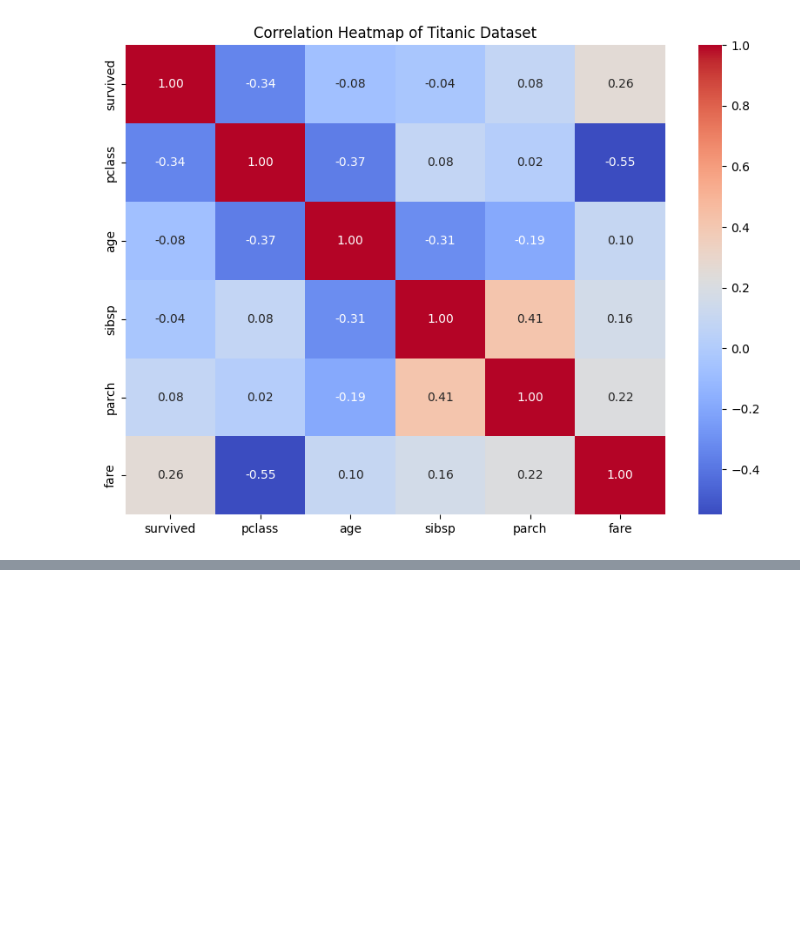
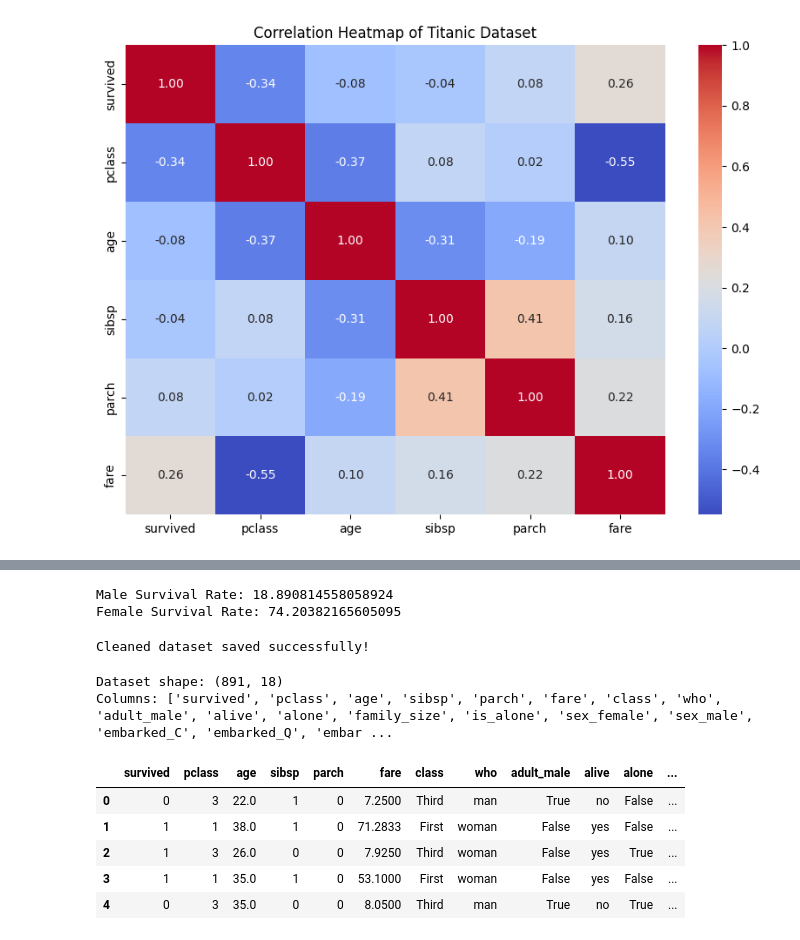
Before and after one commit to Nandhana9304/Titanic_Dataset_EDA, a Jupyter notebook: Titanic.ipynb, the cells around one changed output, grey strips where cells are left out. Drawn from its saved outputs; the diff is of its cells as text; code cells hidden in the pictures; blank space fills up the shorter version.

```diff
--- a/Titanic.ipynb
+++ b/Titanic.ipynb
@@ -205,0 +382,37 @@ plt.show()
+# %%
+# Display survival rate by gender with labels
+print("Male Survival Rate:", cleaned_df[cleaned_df['sex_male'] == 1]['survived'].mean() * 100)
+print("Female Survival Rate:", cleaned_df[cleaned_df['sex_female'] == 1]['survived'].mean() * 100)
+# %% [output]
+Male Survival Rate: 18.890814558058924
+Female Survival Rate: 74.20382165605095
+# %%
+import os
+
+# Create data folder
+os.makedirs('data', exist_ok=True)
+
+# Save cleaned dataset
+cleaned_df.to_csv('data/titanic_clean.csv', index=False)
+
+print("Cleaned dataset saved successfully!")
+# %% [output]
+Cleaned dataset saved successfully!
+# %%
+# Load the saved dataset
+loaded_df = pd.read_csv('data/titanic_clean.csv')
+
+# Check shape and columns
+print("Dataset shape:", loaded_df.shape)
+print("Columns:", loaded_df.columns.tolist())
+
+loaded_df.head()
+# %% [output]
+Dataset shape: (891, 18)
+Columns: ['survived', 'pclass', 'age', 'sibsp', 'parch', 'fare', 'class', 'who', 'adult_male', 'alive', 'alone', 'family_size', 'is_alone', 'sex_female', 'sex_male', 'embarked_C', 'embarked_Q', 'embar ...
+|  | survived | pclass | age | sibsp | parch | fare | class | who | adult_male | alive | alone | ... |
+| 0 | 0 | 3 | 22.0 | 1 | 0 | 7.2500 | Third | man | True | no | False | ... |
+| 1 | 1 | 1 | 38.0 | 1 | 0 | 71.2833 | First | woman | False | yes | False | ... |
+| 2 | 1 | 3 | 26.0 | 0 | 0 | 7.9250 | Third | woman | False | yes | True | ... |
+| 3 | 1 | 1 | 35.0 | 1 | 0 | 53.1000 | First | woman | False | yes | False | ... |
+| 4 | 0 | 3 | 35.0 | 0 | 0 | 8.0500 | Third | man | True | no | True | ... |
```
Also changed, not shown: parts of 14 cells of this notebook, 1 other file.
